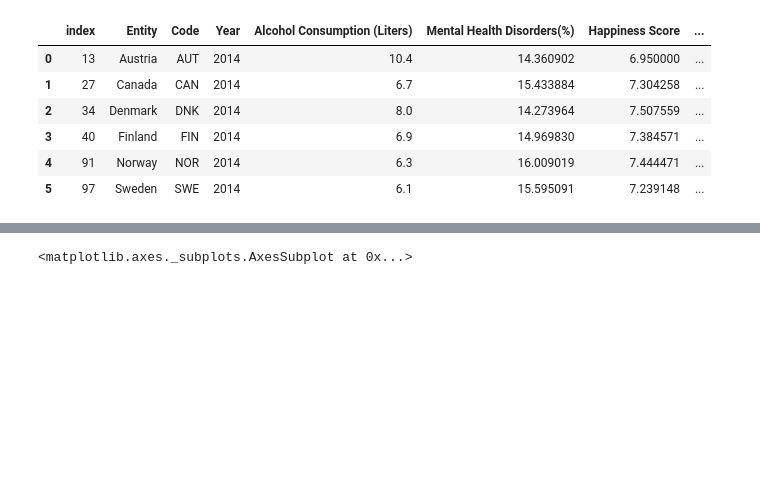
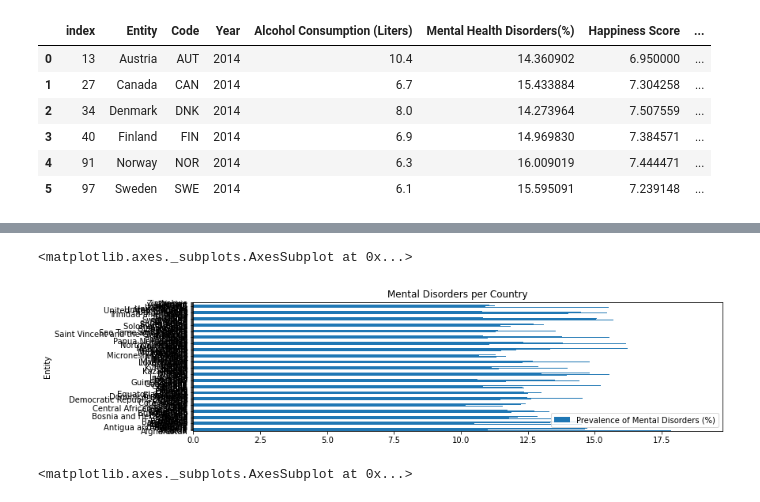
Before and after one commit to reccleston/data-analysis-project-1, a Jupyter notebook: nadia/project-work-nadia.ipynb, the cells around one changed output, grey strips where cells are left out. Cells and saved outputs as stored; diff of their text form; code cells hidden in the pictures; blank space fills up the shorter version.

```diff
--- a/nadia/project-work-nadia.ipynb
+++ b/nadia/project-work-nadia.ipynb
@@ -165,4 +169,4 @@ wine_and_mental_health_df
 # %%
-grouped_wine_and_mental_health=wine_and_mental_health_df.groupby("Entity")["Prevalence of Mental Disorders (%)"].mean()
+grouped_wine_and_mental_health=wine_and_mental_health_df.groupby("Entity")[["Prevalence of Mental Disorders (%)"]].mean()
 grouped_wine_and_mental_health
 # %% [output]
@@ -182,3 +187,8 @@ Name: Prevalence of Mental Disorders (%), Length: 184, dtype: float64
+# %%
+grouped_wine_and_mental_health.plot(kind='barh', figsize=(12,3), title ='Mental Disorders per Country')
+# %% [output]
+<matplotlib.axes._subplots.AxesSubplot at 0x...>
+[figure, added]
 # %%
 wine_and_mental_health_df.boxplot("Prevalence of Mental Disorders (%)", by="Wine Consumption (in litres)", figsize=(20, 10))
 # %% [output]
```
Also changed, not shown: parts of 2 cells of this notebook, 1 other file.
